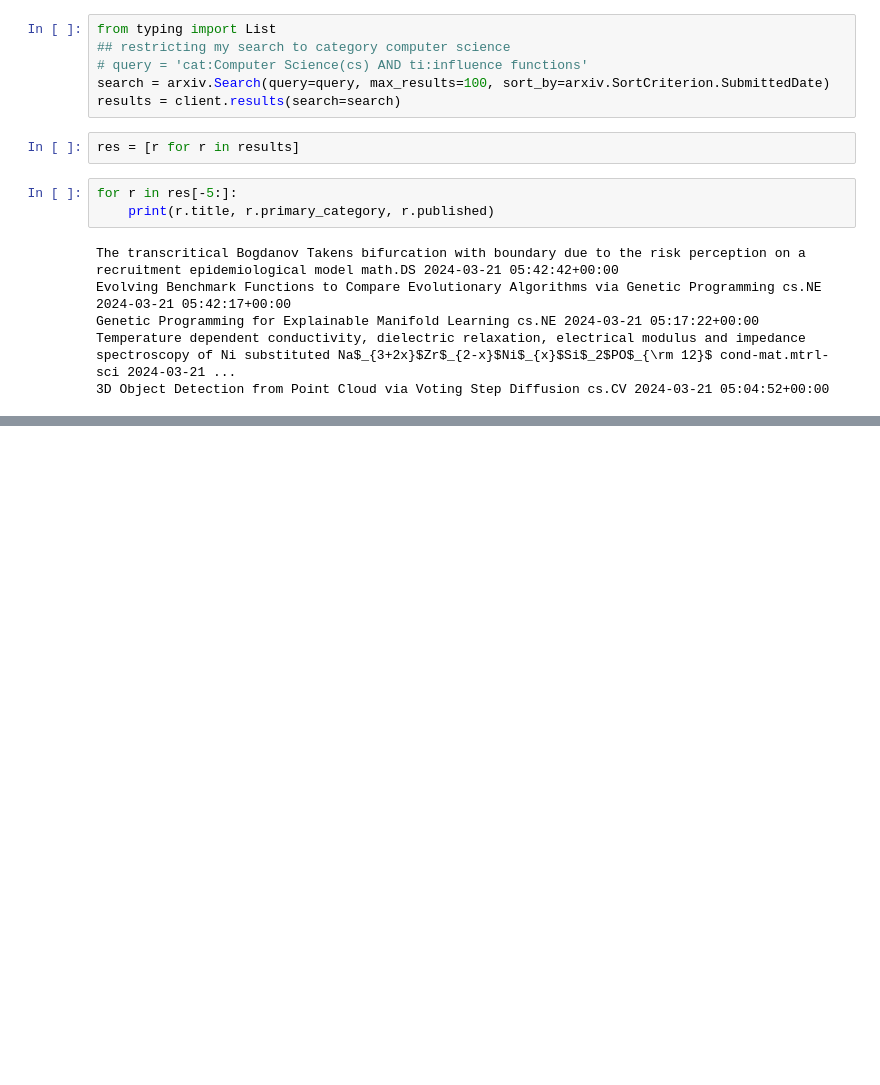
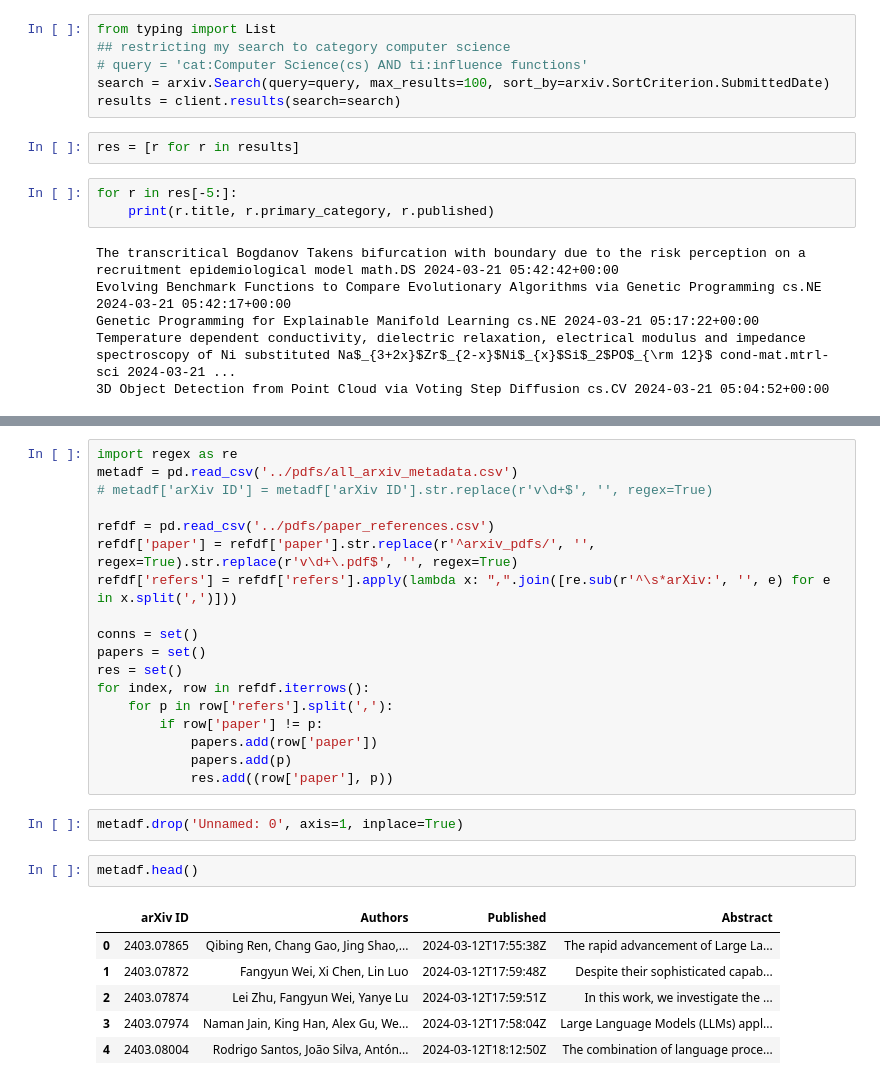
Before and after one commit to chandanasy/arxiv_pilot, a Jupyter notebook: src/arxiv.ipynb, the cells around one changed output, grey strips where cells are left out. Drawn from its saved outputs; the diff is of its cells as text; blank space fills up the shorter version.

```diff
--- a/src/arxiv.ipynb
+++ b/src/arxiv.ipynb
@@ -36,0 +34,29 @@ IndexError: list index out of range
+# %%
+import regex as re
+metadf = pd.read_csv('../pdfs/all_arxiv_metadata.csv')
+# metadf['arXiv ID'] = metadf['arXiv ID'].str.replace(r'v\d+$', '', regex=True)
+
+refdf = pd.read_csv('../pdfs/paper_references.csv')
+refdf['paper'] = refdf['paper'].str.replace(r'^arxiv_pdfs/', '', regex=True).str.replace(r'v\d+\.pdf$', '', regex=True)
+refdf['refers'] = refdf['refers'].apply(lambda x: ",".join([re.sub(r'^\s*arXiv:', '', e) for e in x.split(',')]))
+
+conns = set()
+papers = set()
+res = set()
+for index, row in refdf.iterrows():
+    for p in row['refers'].split(','):
+        if row['paper'] != p:
+            papers.add(row['paper'])
+            papers.add(p)
+            res.add((row['paper'], p))
+# %%
+metadf.drop('Unnamed: 0', axis=1, inplace=True)
+# %%
+metadf.head()
+# %% [output]
+|  | arXiv ID | Authors | Published | Abstract |
+| 0 | 2403.07865 | Qibing Ren, Chang Gao, Jing Shao,... | 2024-03-12T17:55:38Z | The rapid advancement of Large La... |
+| 1 | 2403.07872 | Fangyun Wei, Xi Chen, Lin Luo | 2024-03-12T17:59:48Z | Despite their sophisticated capab... |
+| 2 | 2403.07874 | Lei Zhu, Fangyun Wei, Yanye Lu | 2024-03-12T17:59:51Z | In this work, we investigate the ... |
+| 3 | 2403.07974 | Naman Jain, King Han, Alex Gu, We... | 2024-03-12T17:58:04Z | Large Language Models (LLMs) appl... |
+| 4 | 2403.08004 | Rodrigo Santos, João Silva, Antón... | 2024-03-12T18:12:50Z | The combination of language proce... |
```
Also changed, not shown: parts of 35 cells of this notebook, 9 other files.
